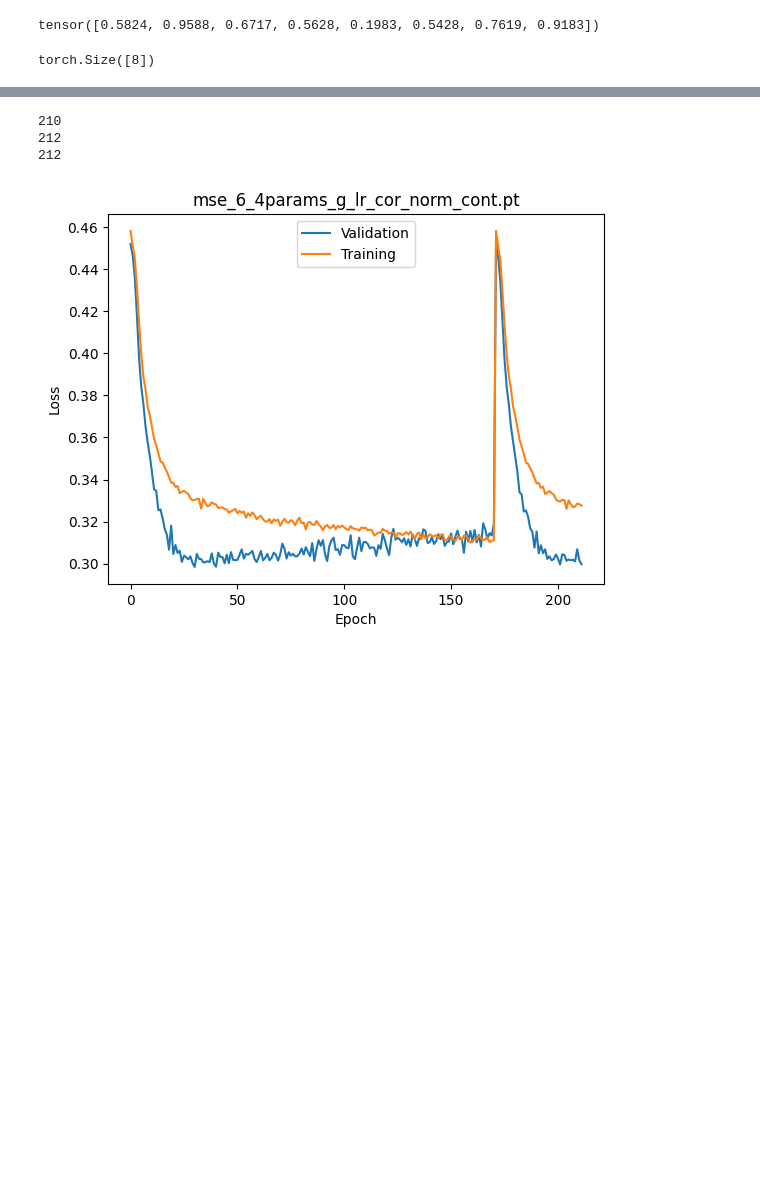
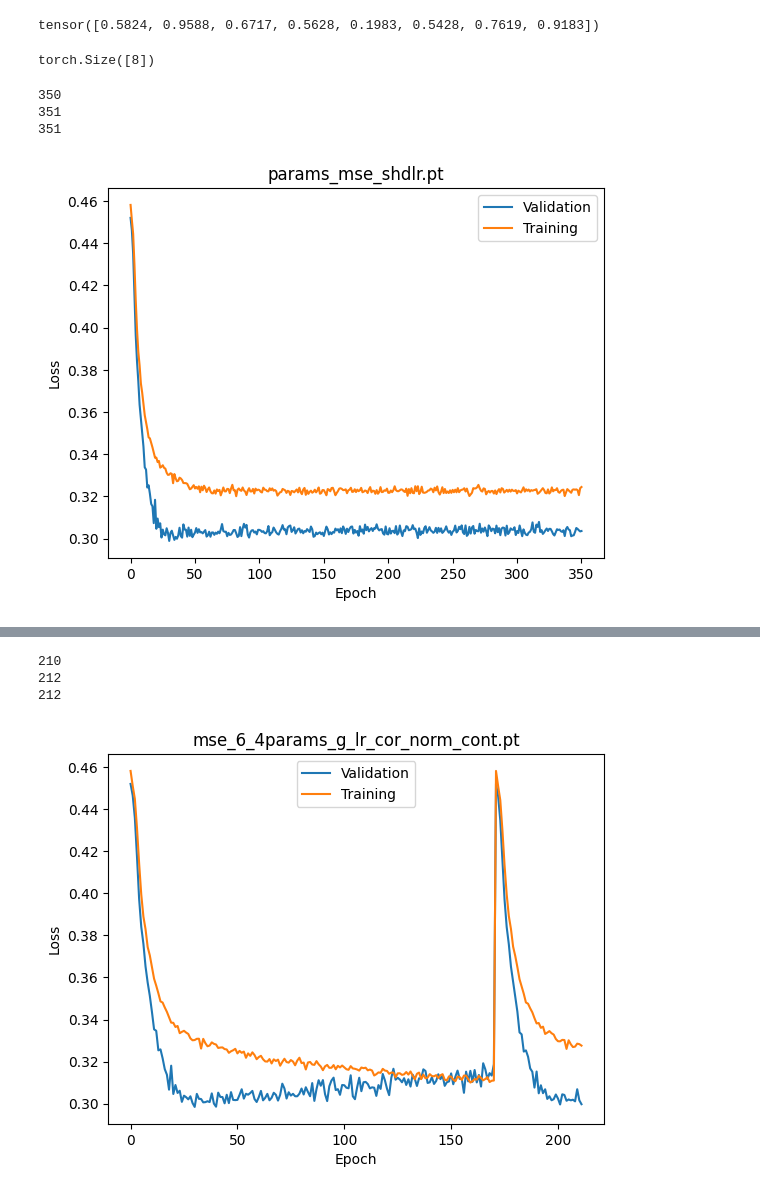
Before and after one commit to RushaliRajesh/pcp_rgt_norm, a Jupyter notebook: code_tests.ipynb, the cells around one changed output, grey strips where cells are left out. Drawn from its saved outputs; the diff is of its cells as text; code cells hidden in the pictures; blank space fills up the shorter version.

```diff
--- a/code_tests.ipynb
+++ b/code_tests.ipynb
@@ -131,3 +131,26 @@ def cos_angle(v1, v2):
 def loss_func(pred, target):
     loss += (1-cos_angle(pred, target)).pow(2).mean()
     return loss
+# %%
+
+import matplotlib.pyplot as plt
+import numpy as np
+checkpoint = torch.load("350.pt")
+val_losses = checkpoint['val_losses_so_far']
+train_losses = checkpoint['train_losses_so_far']
+epochs = checkpoint['epoch']
+print(epochs)
+print(len(val_losses))
+print(len(train_losses))
+plt.plot(np.arange(epochs+1), val_losses)
+plt.plot(np.arange(epochs+1), train_losses)
+plt.legend(["Validation", "Training"])
+plt.xlabel("Epoch")
+plt.ylabel("Loss")
+plt.title("params_mse_shdlr.pt")
+plt.show()
+# %% [output]
+350
+351
+351
+[figure, added]
```
Also changed, not shown: parts of 2 cells of this notebook.
